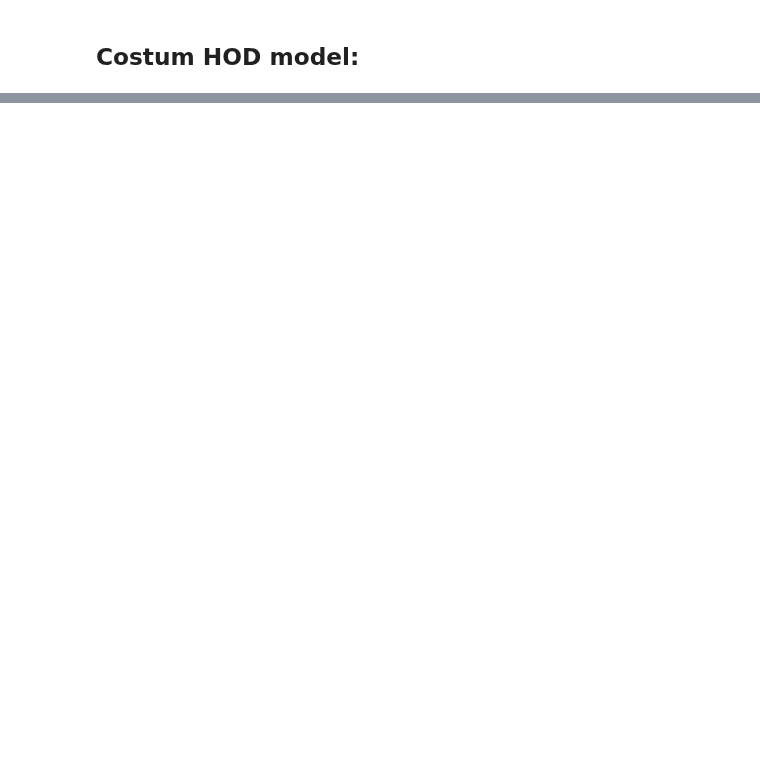
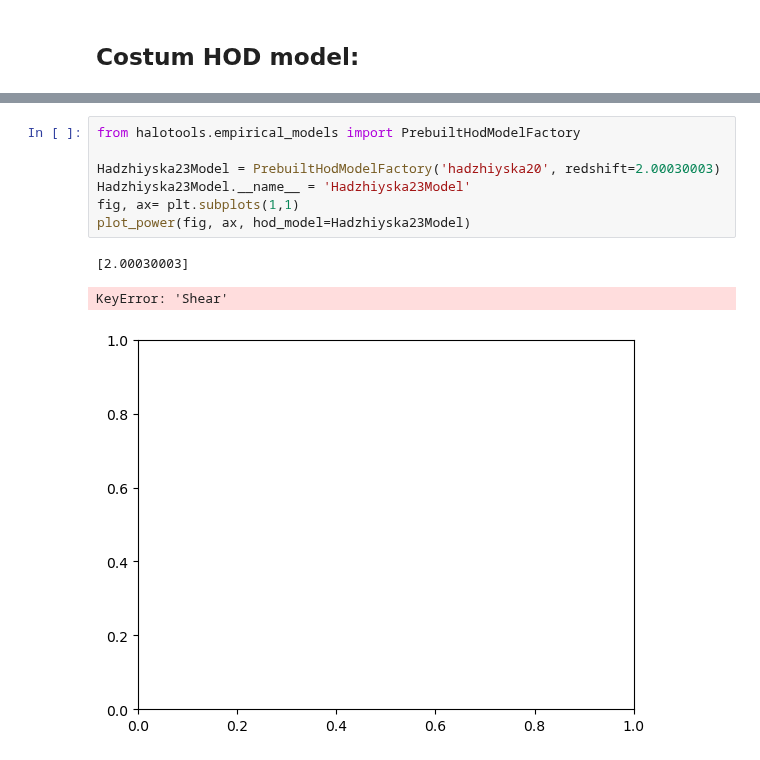
Before and after one commit to qezlou/Goku_ELG, a Jupyter notebook: HOD/hod.ipynb, the cells around one changed output, grey strips where cells are left out. Saved outputs shown, nothing was run; the diff lists cells and outputs as text; blank space fills up the shorter version.

```diff
--- a/HOD/hod.ipynb
+++ b/HOD/hod.ipynb
@@ -313,0 +333,11 @@ array([ 519, 3876, 1377, 4041, 1425, 3763, 3631, 1453, 4895, 1199, 2001,
+# %%
+from halotools.empirical_models import PrebuiltHodModelFactory
+
+Hadzhiyska23Model = PrebuiltHodModelFactory('hadzhiyska20', redshift=2.00030003)
+Hadzhiyska23Model.__name__ = 'Hadzhiyska23Model'
+fig, ax= plt.subplots(1,1)
+plot_power(fig, ax, hod_model=Hadzhiyska23Model)
+# %% [output]
+[2.00030003]
+KeyError: 'Shear'
+[figure, added]
```
Also changed, not shown: parts of 7 cells of this notebook, 2 other files.
